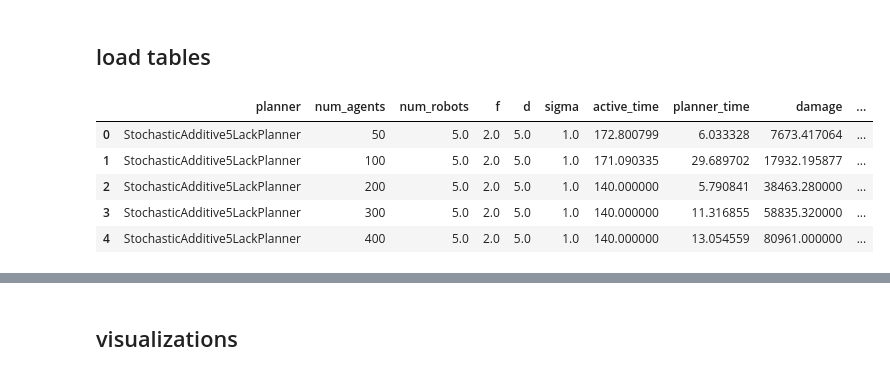
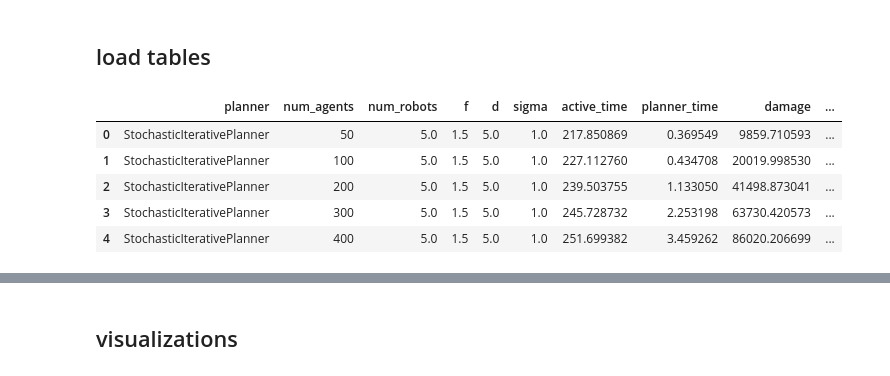
Before and after one commit to Elilgo324/dsd, a Jupyter notebook: experiments/stochastic/stochastic_analysis.ipynb, the cells around one changed output, grey strips where cells are left out. Cells and saved outputs as stored; diff of their text form; code cells hidden in the pictures.

```diff
--- a/experiments/stochastic/stochastic_analysis.ipynb
+++ b/experiments/stochastic/stochastic_analysis.ipynb
@@ -9,16 +9,16 @@ from tqdm import tqdm
 # %%
 agents_number_df = pd.read_csv('./agents_results.csv')
 agents_number_df = agents_number_df.drop_duplicates(subset='damage')
-agents_number_df = agents_number_df.loc[(agents_number_df['d'] == 5) & (agents_number_df['sigma'] == 1)]
+agents_number_df = agents_number_df.loc[(agents_number_df['num_agents'] <= 500) & (agents_number_df['d'] == 5) & (agents_number_df['sigma'] == 1) & (agents_number_df['f'] == 1.5)]
 agents_number_df = agents_number_df.groupby(['planner', 'num_agents'], as_index=False).mean()
 agents_number_df.head()
 # %% [output]
 |  | planner | num_agents | num_robots | f | d | sigma | active_time | planner_time | damage | ... |
-| 0 | StochasticAdditive5LackPlanner | 50 | 5.0 | 2.0 | 5.0 | 1.0 | 172.800799 | 6.033328 | 7673.417064 | ... |
-| 1 | StochasticAdditive5LackPlanner | 100 | 5.0 | 2.0 | 5.0 | 1.0 | 171.090335 | 29.689702 | 17932.195877 | ... |
-| 2 | StochasticAdditive5LackPlanner | 200 | 5.0 | 2.0 | 5.0 | 1.0 | 140.000000 | 5.790841 | 38463.280000 | ... |
-| 3 | StochasticAdditive5LackPlanner | 300 | 5.0 | 2.0 | 5.0 | 1.0 | 140.000000 | 11.316855 | 58835.320000 | ... |
-| 4 | StochasticAdditive5LackPlanner | 400 | 5.0 | 2.0 | 5.0 | 1.0 | 140.000000 | 13.054559 | 80961.000000 | ... |
+| 0 | StochasticIterativePlanner | 50 | 5.0 | 1.5 | 5.0 | 1.0 | 217.850869 | 0.369549 | 9859.710593 | ... |
+| 1 | StochasticIterativePlanner | 100 | 5.0 | 1.5 | 5.0 | 1.0 | 227.112760 | 0.434708 | 20019.998530 | ... |
+| 2 | StochasticIterativePlanner | 200 | 5.0 | 1.5 | 5.0 | 1.0 | 239.503755 | 1.133050 | 41498.873041 | ... |
+| 3 | StochasticIterativePlanner | 300 | 5.0 | 1.5 | 5.0 | 1.0 | 245.728732 | 2.253198 | 63730.420573 | ... |
+| 4 | StochasticIterativePlanner | 400 | 5.0 | 1.5 | 5.0 | 1.0 | 251.699382 | 3.459262 | 86020.206699 | ... |
 # %%
 f_df = pd.read_csv('./f_results.csv')
 f_df = f_df.drop_duplicates(subset='damage')
```
Also changed, not shown: parts of 9 cells of this notebook, 4 other files.
